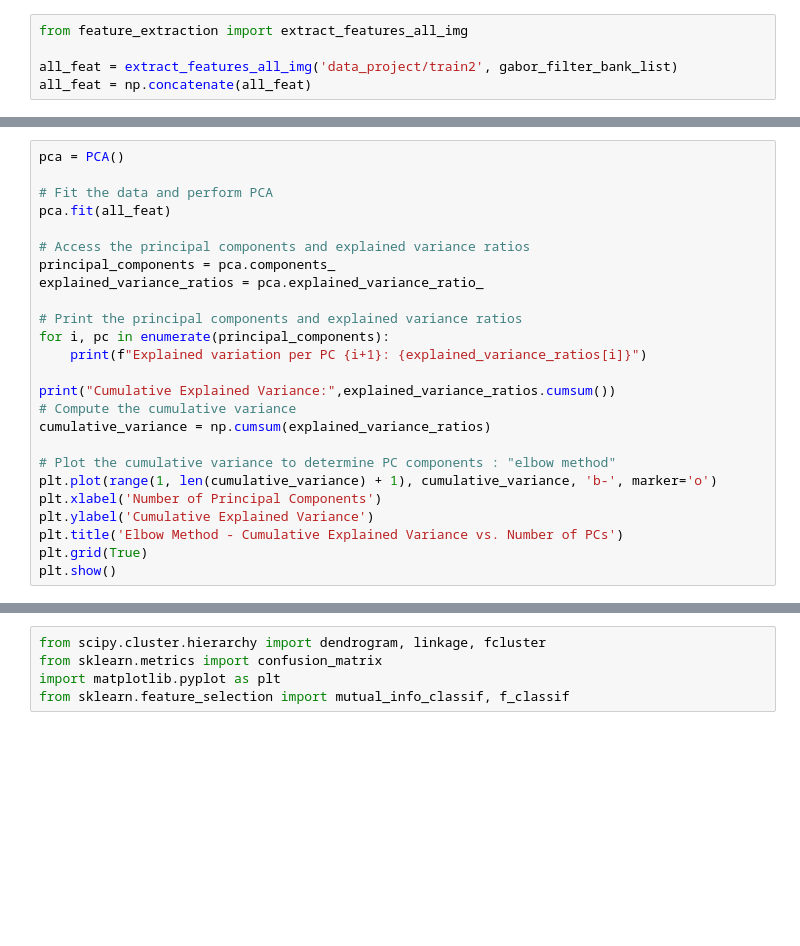
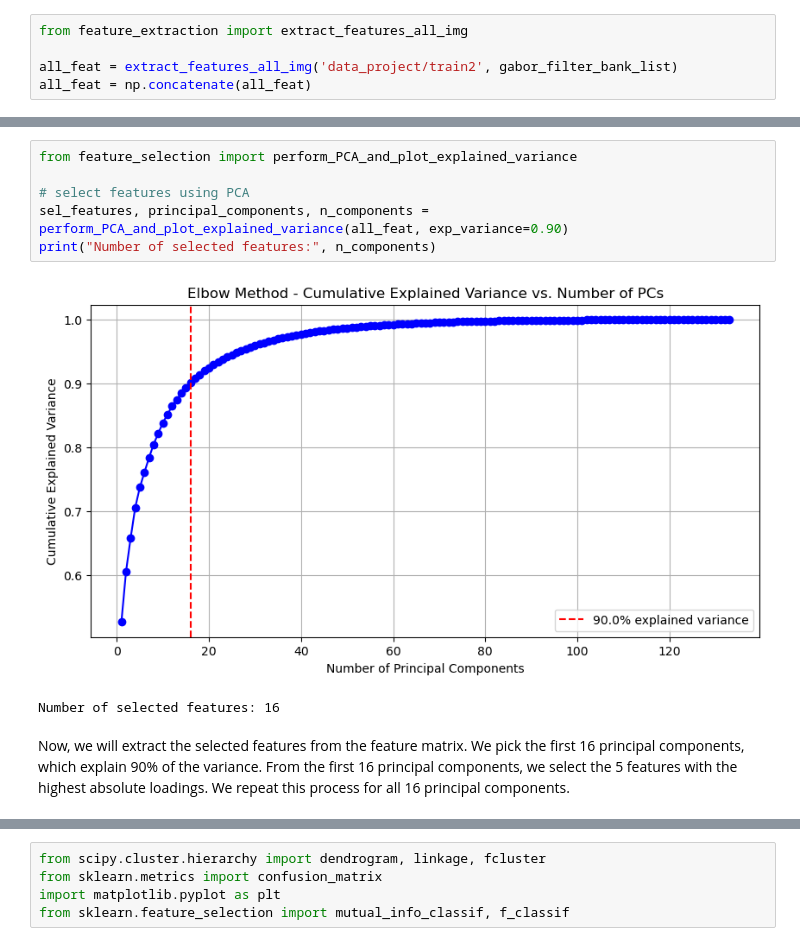
Before and after one commit to alexiaDorm/iapr-lab, a Jupyter notebook: project_organised.ipynb, the cells around one changed output, grey strips where cells are left out. Cells and saved outputs as stored; diff of their text form; blank space fills up the shorter version.

```diff
--- a/project_organised.ipynb
+++ b/project_organised.ipynb
@@ -469,25 +468,0 @@ all_feat = np.concatenate(all_feat)
-# %%
-pca = PCA()
-
-# Fit the data and perform PCA
-pca.fit(all_feat)
-
-# Access the principal components and explained variance ratios
-principal_components = pca.components_
-explained_variance_ratios = pca.explained_variance_ratio_
-
-# Print the principal components and explained variance ratios
-for i, pc in enumerate(principal_components):
-    print(f"Explained variation per PC {i+1}: {explained_variance_ratios[i]}")
-
-print("Cumulative Explained Variance:",explained_variance_ratios.cumsum())
-# Compute the cumulative variance
-cumulative_variance = np.cumsum(explained_variance_ratios)
-
-# Plot the cumulative variance to determine PC components : "elbow method"
-plt.plot(range(1, len(cumulative_variance) + 1), cumulative_variance, 'b-', marker='o')
-plt.xlabel('Number of Principal Components')
-plt.ylabel('Cumulative Explained Variance')
-plt.title('Elbow Method - Cumulative Explained Variance vs. Number of PCs')
-plt.grid(True)
-plt.show()
@@ -513 +473,12 @@ Explained variation per PC 12: 0.011905552880162325
+# %%
+from feature_selection import perform_PCA_and_plot_explained_variance
+
+# select features using PCA
+sel_features, principal_components, n_components = perform_PCA_and_plot_explained_variance(all_feat, exp_variance=0.90)
+print("Number of selected features:", n_components)
+# %% [output]
+[figure, added]
+Number of selected features: 16
+# %% [markdown]
+Now, we will extract the selected features from the feature matrix. We pick the first 16 principal components, which explain 90% of the variance. From the first 16 principal components, we select the 5 features with the highest absolute loadings. We repeat this process for all 16 principal components.
 # %%
```
Also changed, not shown: parts of 8 cells of this notebook.
